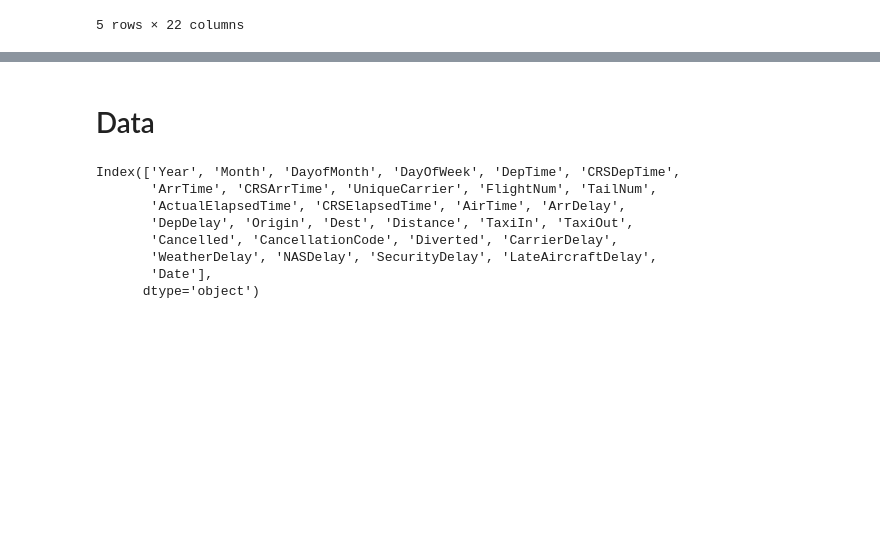
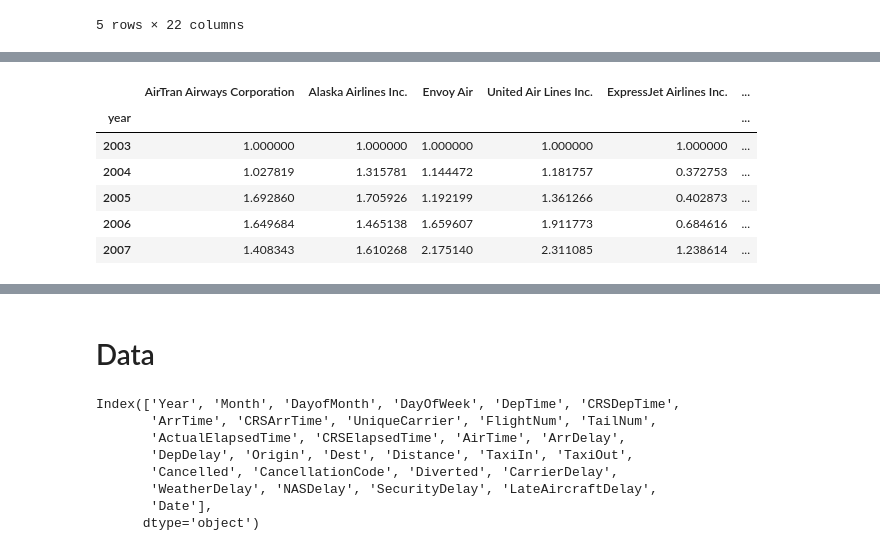
Before and after one commit to albhub/Udacity-NanoDegree-P6, a Jupyter notebook: Flights.ipynb, the cells around one changed output, grey strips where cells are left out. Saved outputs shown, nothing was run; the diff lists cells and outputs as text; code cells hidden in the pictures; blank space fills up the shorter version.

```diff
--- a/Flights.ipynb
+++ b/Flights.ipynb
@@ -432,0 +480,9 @@ print(" Number of carriers {0} (Names):\n\t{1}".format(len(Carriers), ",\n\t".jo
+# %%
+names = set(dfU["name"])
+namfli = []
+for kname in names:
+    print(len(dfU[ dfU.name == kname] ))
+    if len(dfU[ dfU.name == kname] ) == 8:
+        namfli.append(kname)
+
+namfli
@@ -432,0 +508,23 @@ print(" Number of carriers {0} (Names):\n\t{1}".format(len(Carriers), ",\n\t".jo
+# %%
+dff = pd.DataFrame()
+for kname in namfli:
+    dftmp = dfU[dfU.name == kname][["year", "late_aircraft"]].set_index("year")
+    dftmp.columns = [kname]
+    #print(dftmp)
+    #dff = pd.concat([dff, dfU[dfU.name == kname][["name", "year","late_aircraft"]]], axis=0)
+    dff = pd.concat([dff, dftmp], axis=1)
+
+dff = dff/dff.loc[2003]
+
+cd = genNamesDict(df_delays)
+dff.columns = [str(cd[i]) for i in dff.columns]
+dff.to_csv("data/05-DelayAircraftCarrier.csv")
+dff.head()
+# %% [output]
+|  | AirTran Airways Corporation | Alaska Airlines Inc. | Envoy Air | United Air Lines Inc. | ExpressJet Airlines Inc. | ... |
+| year |  |  |  |  |  | ... |
+| 2003 | 1.000000 | 1.000000 | 1.000000 | 1.000000 | 1.000000 | ... |
+| 2004 | 1.027819 | 1.315781 | 1.144472 | 1.181757 | 0.372753 | ... |
+| 2005 | 1.692860 | 1.705926 | 1.192199 | 1.361266 | 0.402873 | ... |
+| 2006 | 1.649684 | 1.465138 | 1.659607 | 1.911773 | 0.684616 | ... |
+| 2007 | 1.408343 | 1.610268 | 2.175140 | 2.311085 | 1.238614 | ... |
```
Also changed, not shown: parts of 11 cells of this notebook, 3 other files.
